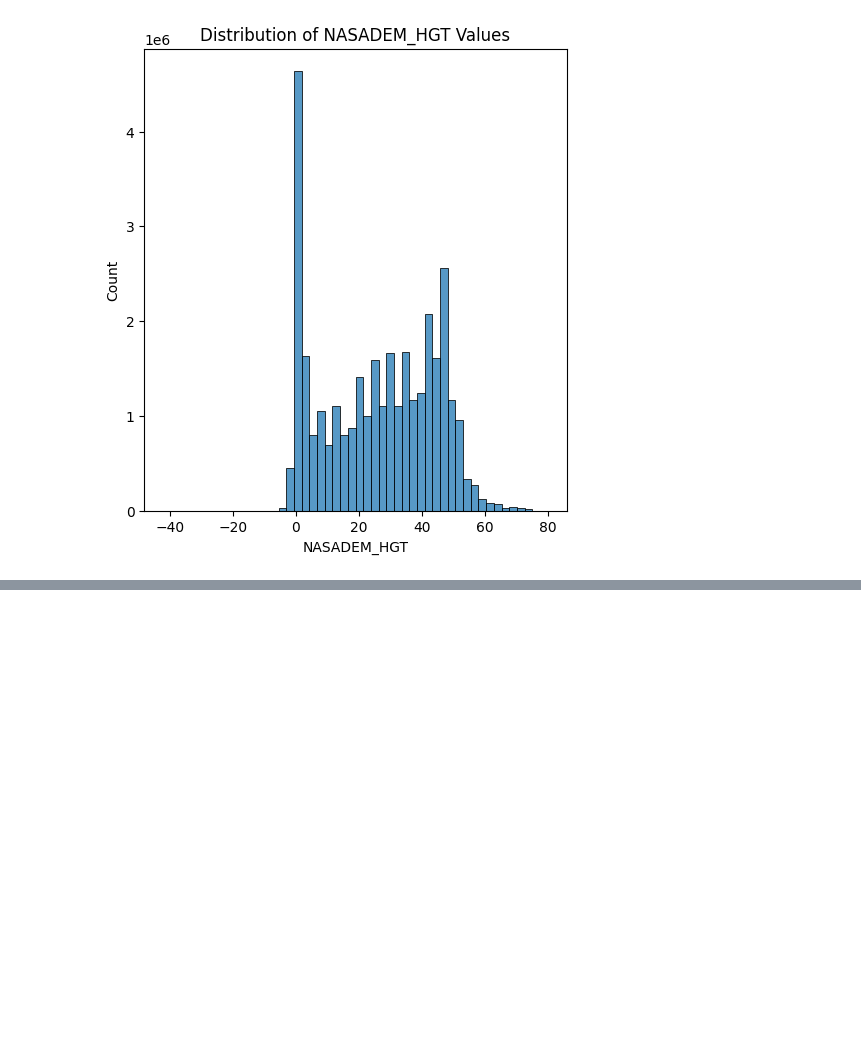
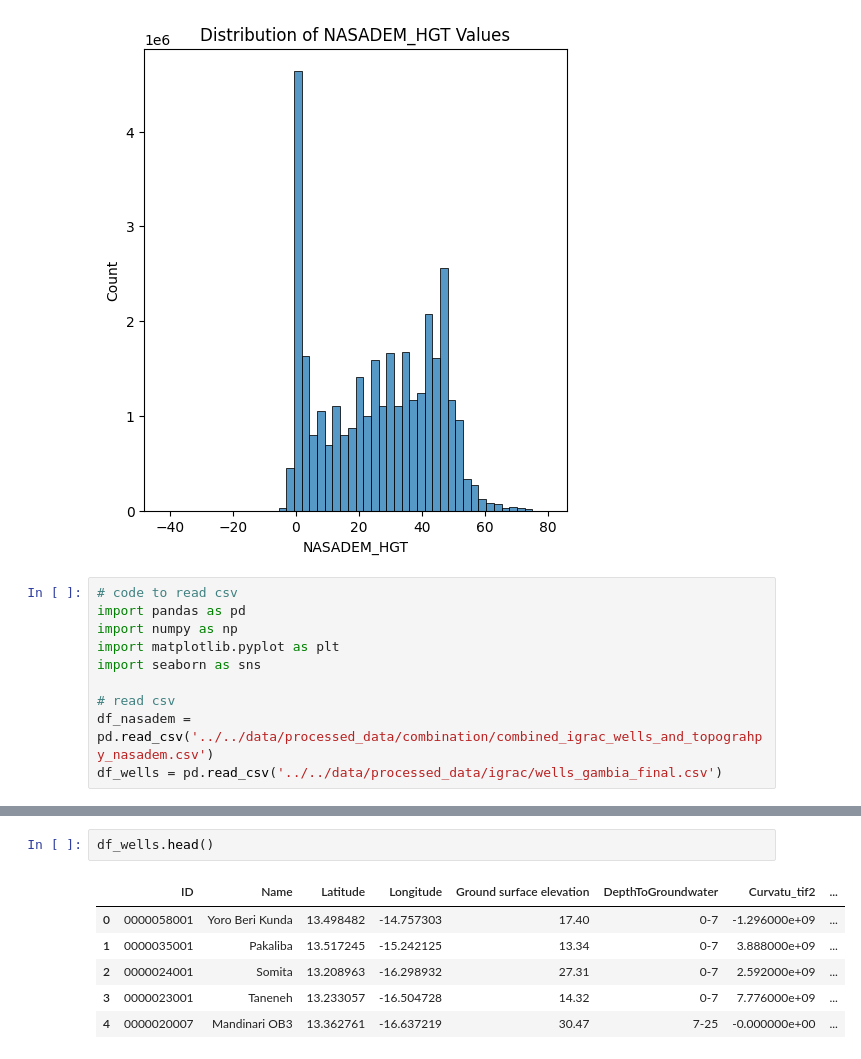
Before and after one commit to franfurey/aquaViva, a Jupyter notebook: notebooks/preprocessing/appears_nasadem_fran.ipynb, the cells around one changed output, grey strips where cells are left out. Drawn from its saved outputs; the diff is of its cells as text; blank space fills up the shorter version.

Commit message:
appears_nasadem_fran

```diff
--- a/notebooks/preprocessing/appears_nasadem_fran.ipynb
+++ b/notebooks/preprocessing/appears_nasadem_fran.ipynb
@@ -171,3 +171,13 @@ def plot_nasadem_hgt_distribution(df):
 plot_nasadem_hgt_distribution(df)
 # %% [output]
 [figure]
+# %%
+# code to read csv
+import pandas as pd
+import numpy as np
+import matplotlib.pyplot as plt
+import seaborn as sns
+
+# read csv
+df_nasadem = pd.read_csv('../../data/processed_data/combination/combined_igrac_wells_and_topograhpy_nasadem.csv')
+df_wells = pd.read_csv('../../data/processed_data/igrac/wells_gambia_final.csv')
@@ -173,0 +193,9 @@ plot_nasadem_hgt_distribution(df)
+# %%
+df_wells.head()
+# %% [output]
+|  | ID | Name | Latitude | Longitude | Ground surface elevation | DepthToGroundwater | Curvatu_tif2 | ... |
+| 0 | 0000058001 | Yoro Beri Kunda | 13.498482 | -14.757303 | 17.40 | 0-7 | -1.296000e+09 | ... |
+| 1 | 0000035001 | Pakaliba | 13.517245 | -15.242125 | 13.34 | 0-7 | 3.888000e+09 | ... |
+| 2 | 0000024001 | Somita | 13.208963 | -16.298932 | 27.31 | 0-7 | 2.592000e+09 | ... |
+| 3 | 0000023001 | Taneneh | 13.233057 | -16.504728 | 14.32 | 0-7 | 7.776000e+09 | ... |
+| 4 | 0000020007 | Mandinari OB3 | 13.362761 | -16.637219 | 30.47 | 7-25 | -0.000000e+00 | ... |
```
Also changed, not shown: parts of 3 cells of this notebook, 1 other file.
